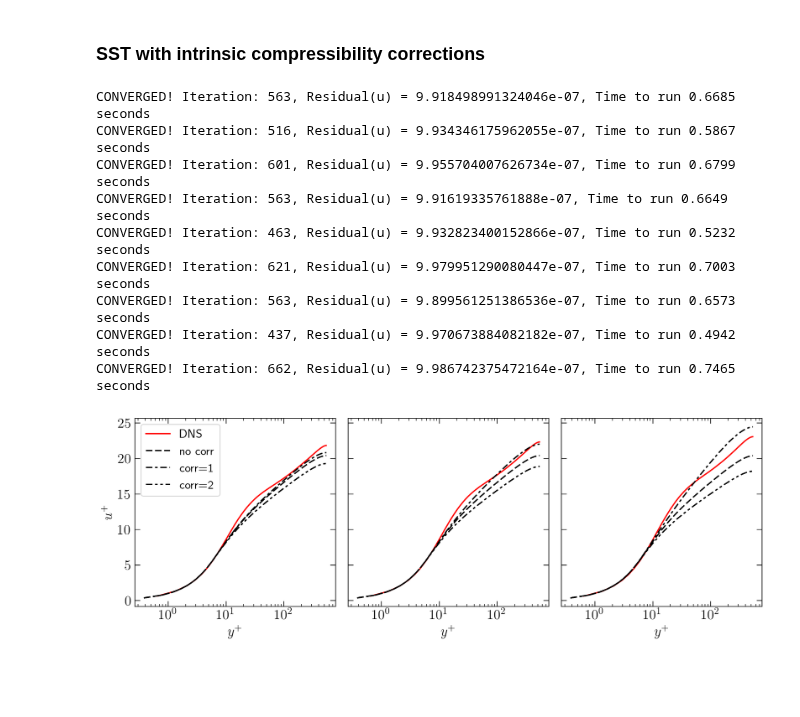
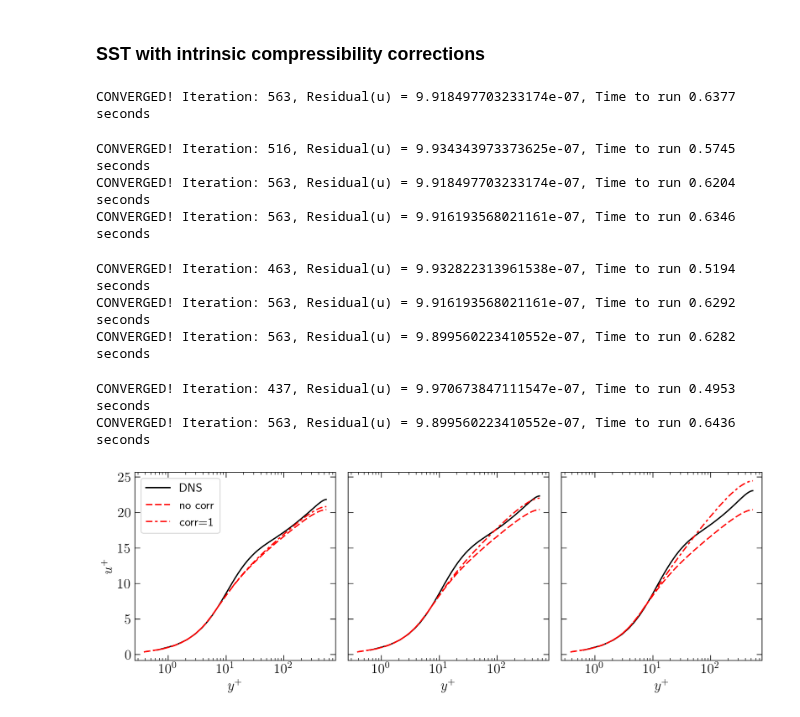
Before and after one commit to Fluid-Dynamics-Of-Energy-Systems-Team/RANS_Channel, a Jupyter notebook: main.ipynb, the cells around one changed output. Drawn from its saved outputs; the diff is of its cells as text; code cells hidden in the pictures; blank space fills up the shorter version.

```diff
--- a/main.ipynb
+++ b/main.ipynb
@@ -169,25 +170,22 @@ class Mesh:
             d2dy2[i,i-1:i+2] = [ 1., -2.,  1.]                       # second order for all points within the domain
         self.d2dy2 = diags(1/dydi**2.0)@csr_matrix(d2dy2) - diags(d2ydi2/dydi**2)@self.ddy
 
-
     def solveEqn(self,x,A,b,omega):
 
         x_new = x.copy()
 
-        b[0]  -= x[0]*A[1,0]     # boundary condition at y=0
+        b[0]  -= x[ 0]*A[1,0]    # boundary condition at y=0
         b[-1] -= x[-1]*A[-2,-1]  # boundary condition at y=H
 
         if (omega < 1.0):
             b[:] += (1-omega)/omega * A.diagonal()[1:-1]*x[1:-1]
             A.setdiag(A.diagonal()/omega)
 
-        # x_new[1:-1] = linalg.spsolve(A[1:-1, 1:-1], b)
-
         x_new[1:-1] = lapack_dgtsv(A.diagonal(-1)[1:-1],
                                    A.diagonal( 0)[1:-1],
                                    A.diagonal( 1)[1:-1], b)[-2]
 
-        return x_new
+        return x_new, np.linalg.norm(x-x_new, ord=2)/len(x)
 # %% [markdown]
 # Read data from DNS
 ### Data from Patel et al., JFM (2016)
@@ -945,25 +983,24 @@ CONVERGED! Iteration: 772, Residual(u) = 9.96412248679804e-07, Time to run 0.846
 # %%
 mesh = Mesh(200, 2, 4)
 
-
-DNS = loadAPdata(dataRepo+'PatelEtAl_gasLike.txt')
-# DNS = loadAPdata("DNS_data/PatelEtAl_constReTauStar.txt")
-# DNS = loadTLdata('DNS_data/M4.0R200_data.csv')
+# DNS = loadAPdata(dataRepo+'PatelEtAl_gasLike.txt')
+DNS = loadAPdata(dataRepo+'PatelEtAl_constReTauStar.txt')
+# DNS = loadTLdata(dataRepo+'M4.0R200_data.csv')
 
 sol1 = solveRANS(mesh = mesh,
                 yDNS = DNS['y'], rhoDNS = DNS['rho'], muDNS = DNS['mu'], ReTau = DNS['ReTau'],
                 varPropCorr = "OteroEtAl",
-                turbModel = "V2F")
+                turbModel = V2F())
 
 sol2 = solveRANS(mesh = mesh,
                 yDNS = DNS['y'], rhoDNS = DNS['rho'], muDNS = DNS['mu'], ReTau = DNS['ReTau'],
                 varPropCorr = "CatrisAupoix",
-                turbModel = "V2F")
+                turbModel = V2F())
 
 sol3 = solveRANS(mesh = mesh,
                 yDNS = DNS['y'], rhoDNS = DNS['rho'], muDNS = DNS['mu'], ReTau = DNS['ReTau'],
                 varPropCorr = "None",
-                turbModel = "V2F")
+                turbModel = V2F())
 
 plt.semilogx(DNS['yst'], DNS['ust'], 'k-', label = 'DNS', lw=2)
 plt.semilogx(sol1['yst'][1:mesh.n//2], sol1['ust'][1:mesh.n//2], 'r--', label = 'V2F, OteroEtAl', lw=2)
@@ -1335,61 +1342,64 @@ fig.savefig('resultsV2F.pdf')
 def runSSTwithIntrinsicCompCorr(DNS):
     res1 = solveRANS(mesh = mesh,
                      ReTau = DNS['ReTau'],
-                     turbModel = "SST",
+                     turbModel = SST(),
                      varPropCorr = "None",
-                     yDNS = DNS['y'], rhoDNS = DNS['rho'], muDNS = DNS['mu'], compressCorr=0, Mach=DNS['Mach'])
+                     yDNS = DNS['y'], rhoDNS = DNS['rho'], muDNS = DNS['mu'],
+                     compressCorr='None', Mach=DNS['Mach'])
 
     res2 = solveRANS(mesh = mesh,
                      ReTau = DNS['ReTau'],
-                     turbModel = "SST",
+                     turbModel = SST(),
                      varPropCorr = "None",
-                     yDNS = DNS['y'], rhoDNS = DNS['rho'], muDNS = DNS['mu'], compressCorr=1, Mach=DNS['Mach'])
+                     yDNS = DNS['y'], rhoDNS = DNS['rho'], muDNS = DNS['mu'],
+                     compressCorr='preDil', Mach=DNS['Mach'])
 
     res3 = solveRANS(mesh = mesh,
                      ReTau = DNS['ReTau'],
-                     turbModel = "SST",
+                     turbModel = SST(),
                      varPropCorr = "None",
-                     yDNS = DNS['y'], rhoDNS = DNS['rho'], muDNS = DNS['mu'], compressCorr=2, Mach=DNS['Mach'])
+                     yDNS = DNS['y'], rhoDNS = DNS['rho'], muDNS = DNS['mu'],
+                     compressCorr='epsDil', Mach=DNS['Mach'])
     return res1, res2, res3
 
 
 def plotResultsSSTwithIntrinsicCompCorr(ax):
-    ax.semilogx(DNS['yst'][1:len(DNS['y'])//2], DNS['ust'][1:len(DNS['y'])//2], 'r', label='DNS')
-    ax.semilogx(res1['yst'][1:mesh.n//2], res1['ust'][1:mesh.n//2], 'k', dashes=(5,2),         label='no corr')
-    ax.semilogx(res2['yst'][1:mesh.n//2], res2['ust'][1:mesh.n//2], 'k', dashes=(5,2,2,2),     label='corr=1')
-    ax.semilogx(res3['yst'][1:mesh.n//2], res3['ust'][1:mesh.n//2], 'k', dashes=(5,2,2,2,2,2), label='corr=2')
+    ax.semilogx(DNS['yst'][1:len(DNS['y'])//2], DNS['ust'][1:len(DNS['y'])//2], 'k', label='DNS')
+    ax.semilogx(res1['yst'][1:mesh.n//2], res1['ust'][1:mesh.n//2], 'r', dashes=(5,2),         label='no corr')
+    ax.semilogx(res2['yst'][1:mesh.n//2], res2['ust'][1:mesh.n//2], 'r', dashes=(5,2,2,2),     label='corr=1')
+    # ax.semilogx(res3['yst'][1:mesh.n//2], res3['ust'][1:mesh.n//2], 'k', dashes=(5,2,2,2,2,2), label='corr=2')
 
 
 fig, ax = plt.subplots(1,3, figsize=(11, 4), sharey='row')
 
 mesh = Mesh(200,2,5)
 
 DNS = loadHasanData(dataRepo+'HasanEtAlMach2.csv')
 res1, res2, res3 = runSSTwithIntrinsicCompCorr(DNS)
 plotResultsSSTwithIntrinsicCompCorr(ax[0])
 
 DNS = loadHasanData(dataRepo+'HasanEtAlMach3.csv')
 res1, res2, res3 = runSSTwithIntrinsicCompCorr(DNS)
 plotResultsSSTwithIntrinsicCompCorr(ax[1])
 
 DNS = loadHasanData(dataRepo+'HasanEtAlMach4.csv')
 res1, res2, res3 = runSSTwithIntrinsicCompCorr(DNS)
 plotResultsSSTwithIntrinsicCompCorr(ax[2])
 
 ax[0].set_ylabel(r'$u^+$')
 ax[0].set_xlabel(r'$y^+$')
 ax[1].set_xlabel(r'$y^+$')
 ax[2].set_xlabel(r'$y^+$')
 ax[0].legend(loc=2, fontsize=14)
 plt.tight_layout(w_pad=0.9, h_pad=0.0)
 # %% [output]
-CONVERGED! Iteration: 563, Residual(u) = 9.918498991324046e-07, Time to run 0.6685 seconds
-CONVERGED! Iteration: 516, Residual(u) = 9.934346175962055e-07, Time to run 0.5867 seconds
-CONVERGED! Iteration: 601, Residual(u) = 9.955704007626734e-07, Time to run 0.6799 seconds
-CONVERGED! Iteration: 563, Residual(u) = 9.91619335761888e-07, Time to run 0.6649 seconds
-CONVERGED! Iteration: 463, Residual(u) = 9.932823400152866e-07, Time to run 0.5232 seconds
-CONVERGED! Iteration: 621, Residual(u) = 9.979951290080447e-07, Time to run 0.7003 seconds
-CONVERGED! Iteration: 563, Residual(u) = 9.899561251386536e-07, Time to run 0.6573 seconds
-CONVERGED! Iteration: 437, Residual(u) = 9.970673884082182e-07, Time to run 0.4942 seconds
-CONVERGED! Iteration: 662, Residual(u) = 9.986742375472164e-07, Time to run 0.7465 seconds
+CONVERGED! Iteration: 563, Residual(u) = 9.918497703233174e-07, Time to run 0.6377 seconds
+CONVERGED! Iteration: 516, Residual(u) = 9.934343973373625e-07, Time to run 0.5745 seconds
+CONVERGED! Iteration: 563, Residual(u) = 9.918497703233174e-07, Time to run 0.6204 seconds
+CONVERGED! Iteration: 563, Residual(u) = 9.916193568021161e-07, Time to run 0.6346 seconds
+CONVERGED! Iteration: 463, Residual(u) = 9.932822313961538e-07, Time to run 0.5194 seconds
+CONVERGED! Iteration: 563, Residual(u) = 9.916193568021161e-07, Time to run 0.6292 seconds
+CONVERGED! Iteration: 563, Residual(u) = 9.899560223410552e-07, Time to run 0.6282 seconds
+CONVERGED! Iteration: 437, Residual(u) = 9.970673847111547e-07, Time to run 0.4953 seconds
+CONVERGED! Iteration: 563, Residual(u) = 9.899560223410552e-07, Time to run 0.6436 seconds
-[figure, old version]
+[figure, new version]
```
Also changed, not shown: parts of 35 cells of this notebook.
